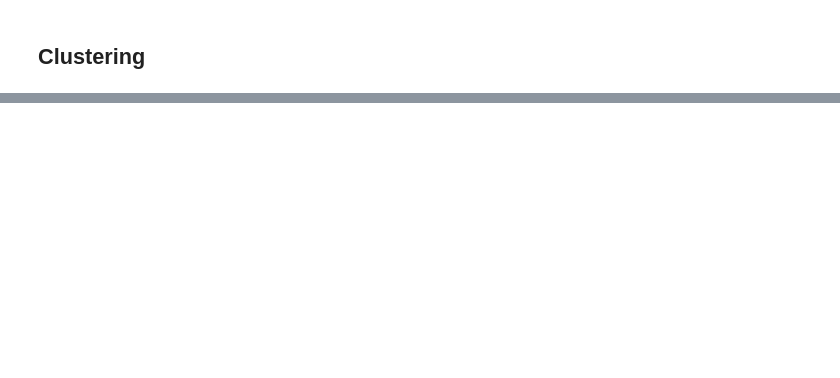
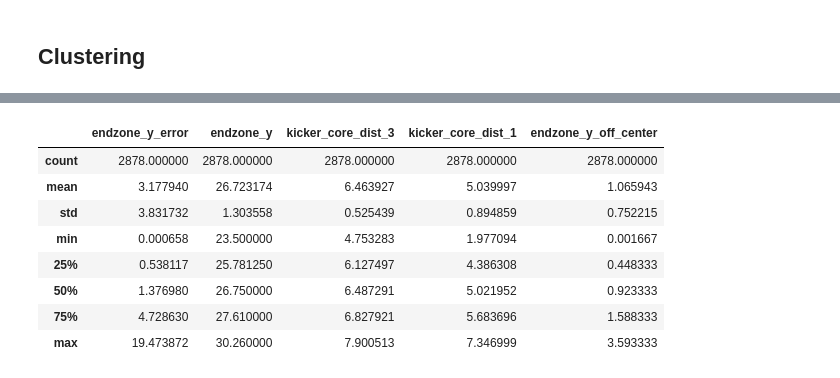
Before and after one commit to egrace479/NFL-BDB-2022, a Jupyter notebook: extra_point_clustering.ipynb, the cells around one changed output, grey strips where cells are left out. Saved outputs shown, nothing was run; the diff lists cells and outputs as text; code cells hidden in the pictures; blank space fills up the shorter version.

```diff
--- a/extra_point_clustering.ipynb
+++ b/extra_point_clustering.ipynb
@@ -295,0 +535,12 @@ outliers = ep_scale[ep_scale['cluster_id']==-1]
+# %%
+cluster3_2[['endzone_y_error', 'endzone_y', 'kicker_core_dist_3', 'kicker_core_dist_1','endzone_y_off_center']].describe()
+# %% [output]
+|  | endzone_y_error | endzone_y | kicker_core_dist_3 | kicker_core_dist_1 | endzone_y_off_center |
+| count | 2878.000000 | 2878.000000 | 2878.000000 | 2878.000000 | 2878.000000 |
+| mean | 3.177940 | 26.723174 | 6.463927 | 5.039997 | 1.065943 |
+| std | 3.831732 | 1.303558 | 0.525439 | 0.894859 | 0.752215 |
+| min | 0.000658 | 23.500000 | 4.753283 | 1.977094 | 0.001667 |
+| 25% | 0.538117 | 25.781250 | 6.127497 | 4.386308 | 0.448333 |
+| 50% | 1.376980 | 26.750000 | 6.487291 | 5.021952 | 0.923333 |
+| 75% | 4.728630 | 27.610000 | 6.827921 | 5.683696 | 1.588333 |
+| max | 19.473872 | 30.260000 | 7.900513 | 7.346999 | 3.593333 |
```
Also changed, not shown: parts of 101 cells of this notebook.
